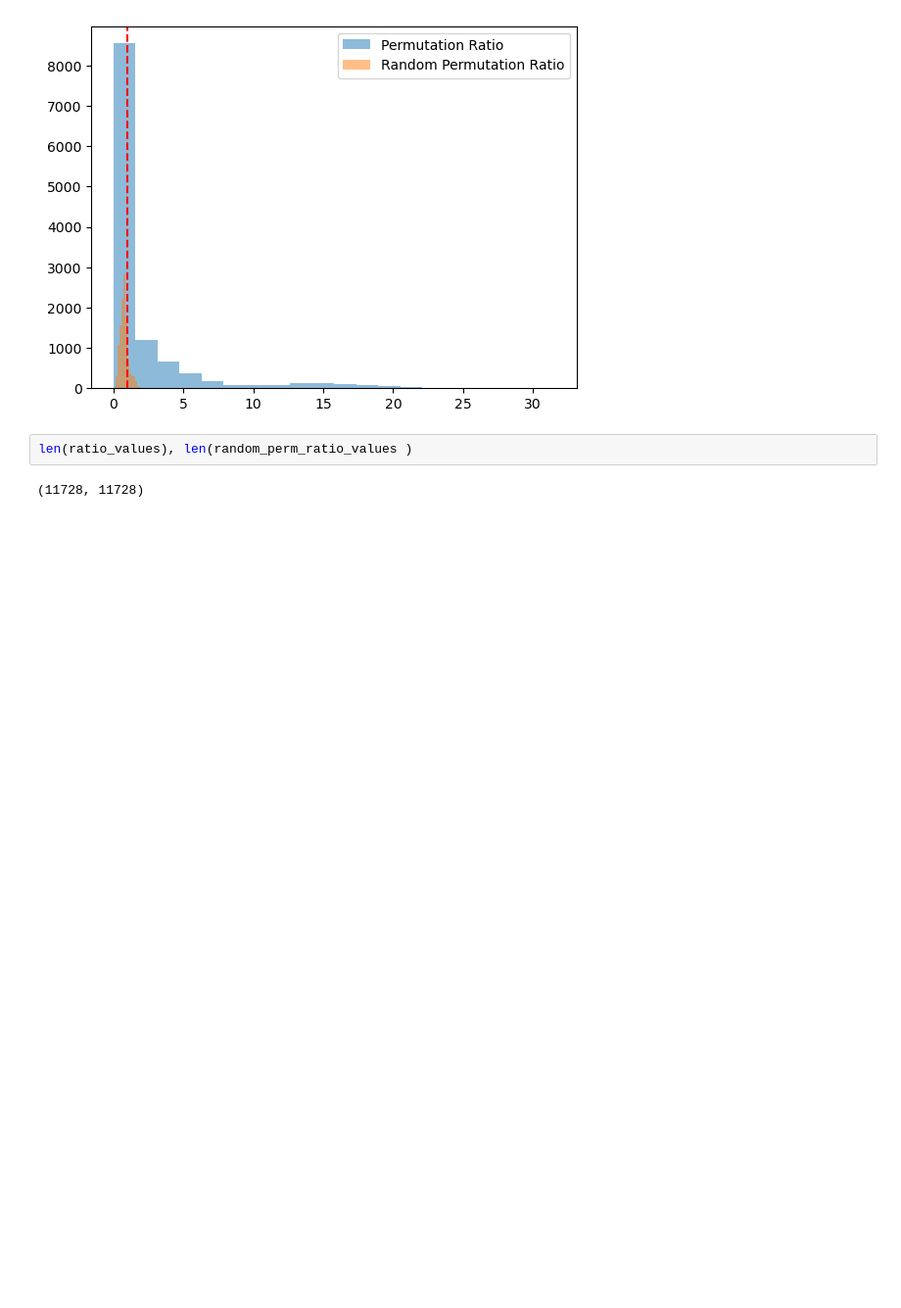
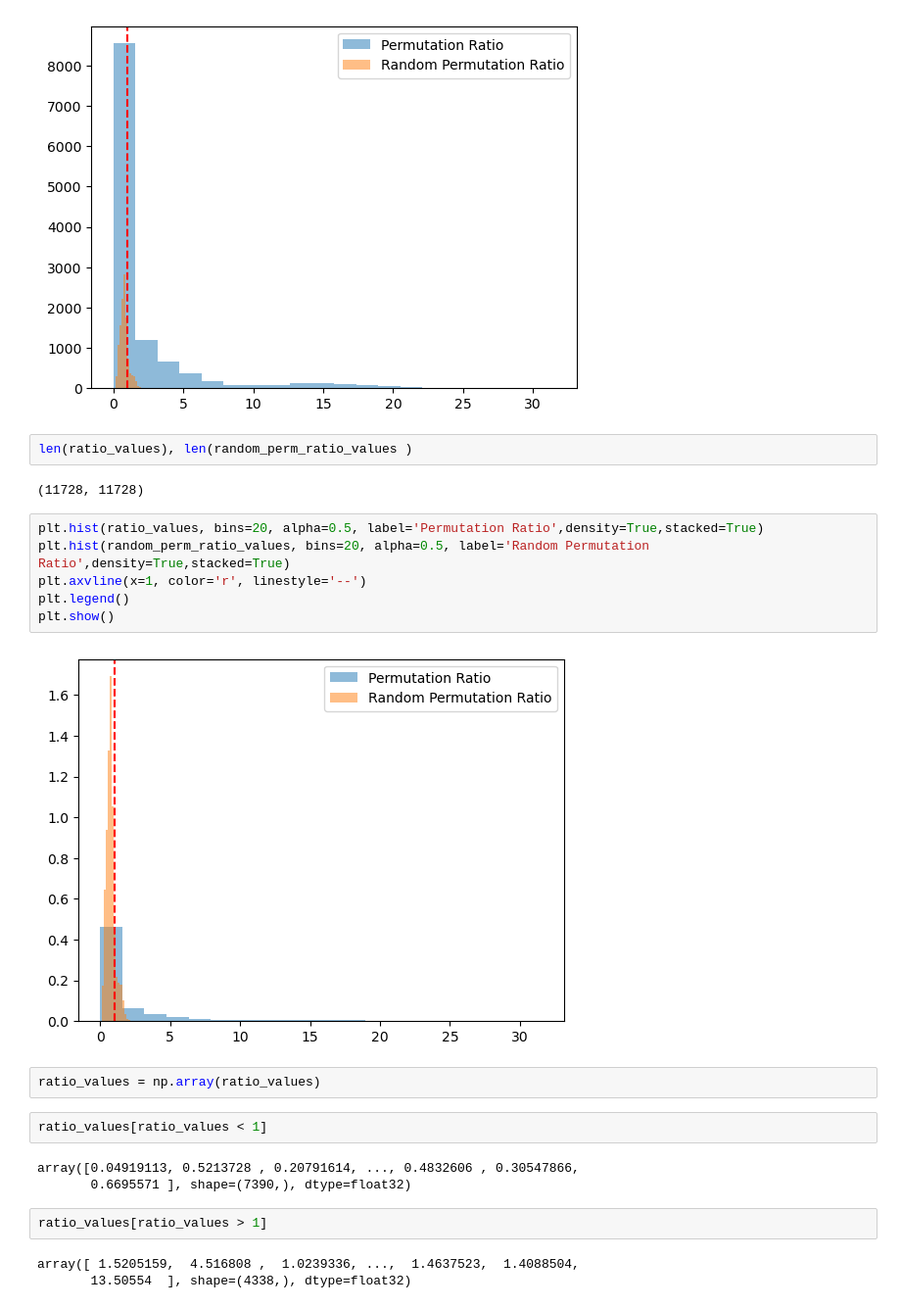
Before and after one commit to sarkar-lab/spindle_dev, a Jupyter notebook: Evaluation_notebook/hbreast_03152026.ipynb, the cells around one changed output. Shown at 98% size. Drawn from its saved outputs; the diff is of its cells as text; blank space fills up the shorter version.

```diff
--- a/Evaluation_notebook/hbreast_03152026.ipynb
+++ b/Evaluation_notebook/hbreast_03152026.ipynb
@@ -408,3 +408,23 @@ plt.show()
 len(ratio_values), len(random_perm_ratio_values )
 # %% [output]
 (11728, 11728)
+# %%
+plt.hist(ratio_values, bins=20, alpha=0.5, label='Permutation Ratio',density=True,stacked=True)
+plt.hist(random_perm_ratio_values, bins=20, alpha=0.5, label='Random Permutation Ratio',density=True,stacked=True)
+plt.axvline(x=1, color='r', linestyle='--')
+plt.legend()
+plt.show()
+# %% [output]
+[figure, added]
+# %%
+ratio_values = np.array(ratio_values)
+# %%
+ratio_values[ratio_values < 1]
+# %% [output]
+array([0.04919113, 0.5213728 , 0.20791614, ..., 0.4832606 , 0.30547866,
+       0.6695571 ], shape=(7390,), dtype=float32)
+# %%
+ratio_values[ratio_values > 1]
+# %% [output]
+array([ 1.5205159,  4.516808 ,  1.0239336, ...,  1.4637523,  1.4088504,
+       13.50554  ], shape=(4338,), dtype=float32)
```
Also changed, not shown: parts of 8 cells of this notebook, 2 other files.
